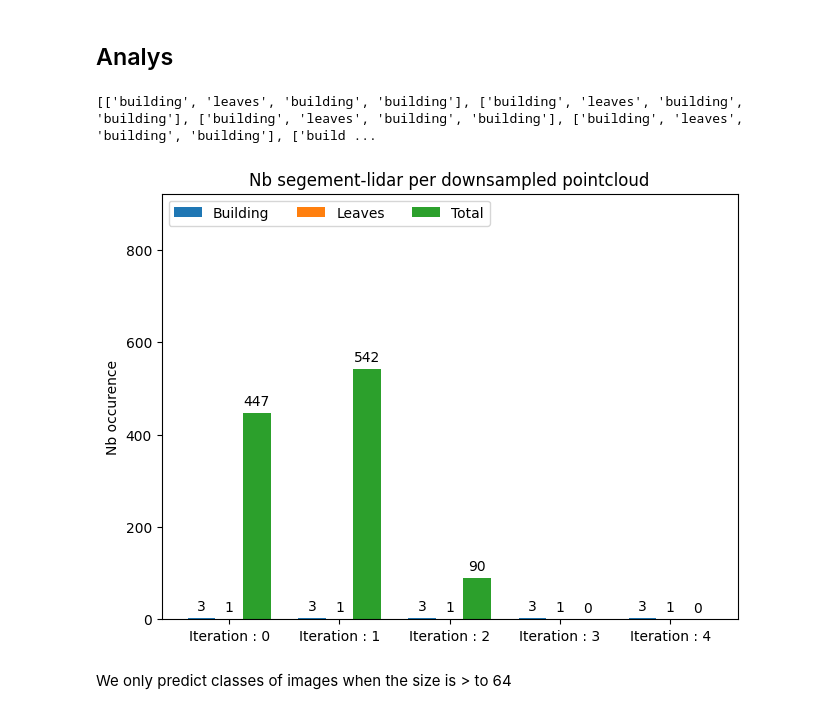
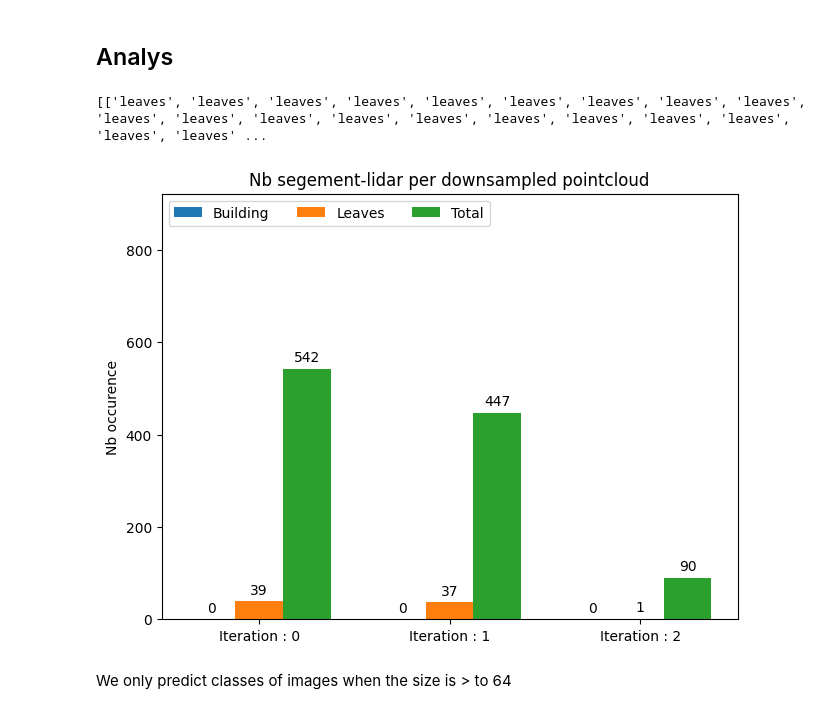
Before and after one commit to LRMPUT/internship_enssat_put, a Jupyter notebook: lidar-segment/lidar-segment/main.ipynb, the cells around one changed output. Cells and saved outputs as stored; diff of their text form; code cells hidden in the pictures.

Commit message:
more images

```diff
--- a/lidar-segment/lidar-segment/main.ipynb
+++ b/lidar-segment/lidar-segment/main.ipynb
@@ -138,7 +138,7 @@ for i in range(nb_iteration):
     print("Iteration number : ", i)
     if(i == 0):
         pcd_before = convert_las_to_pcd(las)
-        pcd_downsample, nb_pointcloud_after = voxel_downsample(pcd_before, voxel_size)
+        pcd_downsample, nb_pointcloud_after = pcd_before, len(pcd_before.points)
     else:
         las = laspy.read(las_downsample)
         pcd_before = convert_las_to_pcd(las)
@@ -259,29 +259,39 @@ import torch.nn.functional as F
 PATH = "../cnn/modelcnn.pth"
 class CNN(nn.Module):
     def __init__(self, in_channels=3, num_classes=2):
+        """
+        Parameters:
+            in_channels: int
+                The number of channels in the input image
+        """
         super(CNN, self).__init__()
+
+        # First convolutional layer: 1 input channel, 8 output channels, 3x3 kernel, stride 1, padding 1
         self.conv1 = nn.Conv2d(in_channels=in_channels, out_channels=8, kernel_size=3, stride=1, padding=1)
+        # Max pooling layer: 2x2 window, stride 2
         self.pool = nn.MaxPool2d(kernel_size=2, stride=2)
-        self.pool2 = nn.MaxPool2d(kernel_size=1, stride=1)
+        # Second convolutional layer: 8 input channels, 16 output channels, 3x3 kernel, stride 1, padding 1
         self.conv2 = nn.Conv2d(in_channels=8, out_channels=16, kernel_size=3, stride=1, padding=1)
+
         self.conv3 = nn.Conv2d(in_channels=16, out_channels=32, kernel_size=3, stride=1, padding=1)
+
         self.conv4 = nn.Conv2d(in_channels=32, out_channels=32, kernel_size=3, stride=1, padding=1)
+
         self.conv5 = nn.Conv2d(in_channels=32, out_channels=16, kernel_size=3, stride=1, padding=1)
-        self.fc1 = nn.Linear(16*16*16, num_classes)
+
+        # Fully connected layer: 16*7*7 input features (after two 2x2 poolings), 10 output features (num_classes)
+        self.fc1 = nn.Linear(16*16*16, 120)
+        self.fc2 = nn.Linear(120, 84)
+        self.fc3 = nn.Linear(84, 10)
 
     def forward(self, x):
-        x = F.relu(self.conv1(x))  # Apply first convolution and ReLU activation
-        x = self.pool(x)           # Apply max pooling
-        x = F.relu(self.conv2(x))  # Apply second convolution and ReLU activation
-        x = self.pool(x)
-        x = F.relu(self.conv3(x))
-        x = self.pool2(x)
-        x = F.relu(self.conv4(x))
-        x = self.pool2(x)
-        x = F.relu(self.conv5(x))
-        x = self.pool2(x)
-        x = x.reshape(x.shape[0], -1)  # Flatten the tensor
-        x = self.fc1(x)            # Apply fully connected layer
+        x = self.pool(F.relu(self.conv1(x)))
+        x = self.pool(F.relu(self.conv2(x)))
+        x = torch.flatten(x, 1) # flatten all dimensions except batch
+        x = F.relu(self.fc1(x))
+        x = F.relu(self.fc2(x))
+        x = self.fc3(x)
+        #x = x.reshape(x.shape[0], -1)  # Flatten the tensor
         return x
 
 model = CNN()
@@ -394,36 +388,36 @@ for i in range(len(contours)):
     for j in range(len(contours[i])):
         if(contours[i][j] == "building"):
             informations['Building'][i] = informations['Building'][i] + 1
         else:
             informations['Leaves'][i] = informations['Leaves'][i] +1
 
 data_folder = "../data"
-for i, folders in enumerate(os.listdir(data_folder)):
-        for j, filename in enumerate(os.listdir(os.path.join(data_folder, folders))):
+for i, folders in enumerate(sorted(os.listdir(data_folder))):
+        for j, filename in enumerate(sorted(os.listdir(os.path.join(data_folder, folders)))):
                 informations['Total'][i] = informations['Total'][i] + 1
 
 x = np.arange(len(species))  # the label locations
 width = 0.25  # the width of the bars
 multiplier = 0
 
 fig, ax = plt.subplots(layout='constrained')
 
 for attribute, measurement in informations.items():
     offset = width * multiplier
     rects = ax.bar(x + offset, measurement, width, label=attribute)
     ax.bar_label(rects, padding=3)
     multiplier += 1
 
 # Add some text for labels, title and custom x-axis tick labels, etc.
 ax.set_ylabel('Nb occurence')
 ax.set_title('Nb segement-lidar per downsampled pointcloud')
 ax.set_xticks(x + width, species)
 ax.legend(loc='upper left', ncols=3)
 ax.set_ylim(0, max(informations['Total'])*1.7)
 
 plt.show()
 # %% [output]
-[['building', 'leaves', 'building', 'building'], ['building', 'leaves', 'building', 'building'], ['building', 'leaves', 'building', 'building'], ['building', 'leaves', 'building', 'building'], ['build ...
+[['leaves', 'leaves', 'leaves', 'leaves', 'leaves', 'leaves', 'leaves', 'leaves', 'leaves', 'leaves', 'leaves', 'leaves', 'leaves', 'leaves', 'leaves', 'leaves', 'leaves', 'leaves', 'leaves', 'leaves' ...
-[figure, old version]
+[figure, new version]
 # %% [markdown]
 We only predict classes of images when the size is > to 64
```
Also changed, not shown: parts of 3 cells of this notebook, 16 other files.
